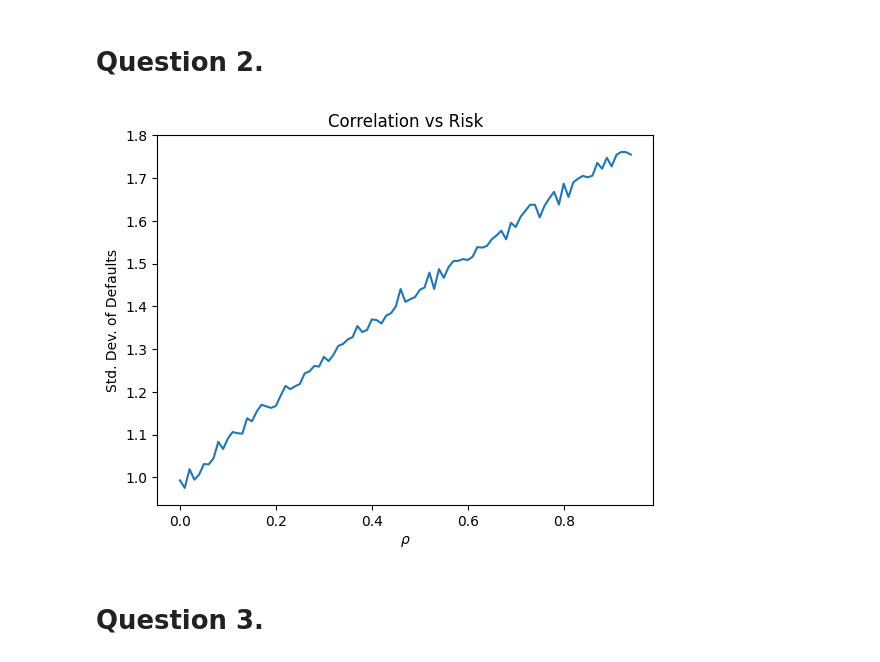
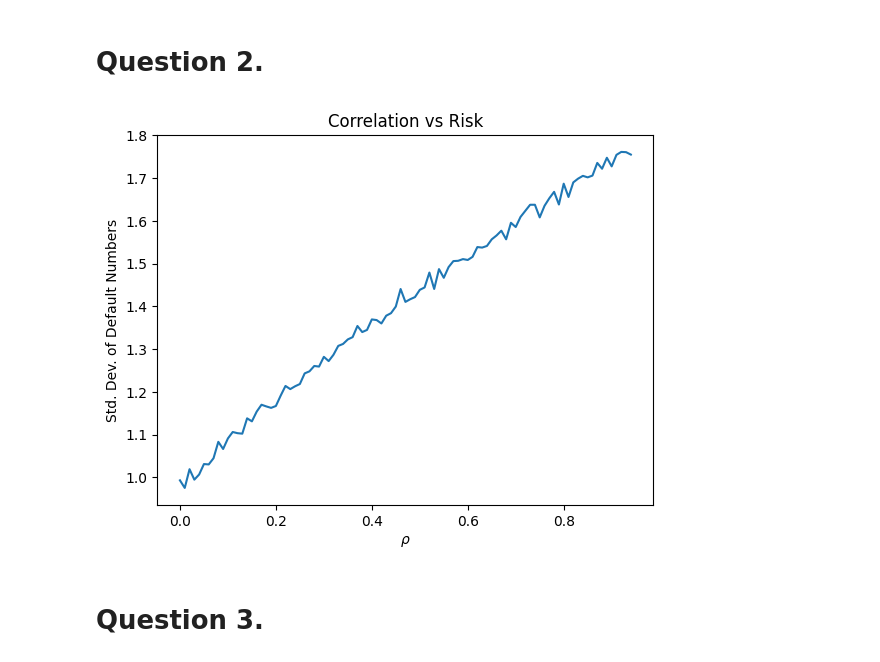
Before and after one commit to kwhyun97/Portfolio-Credit-Risk, a Jupyter notebook: Assignment/Assignment 2/Assignment_2_Code_Ki_Hyun.ipynb, the cells around one changed output. Cells and saved outputs as stored; diff of their text form; code cells hidden in the pictures.

```diff
--- a/Assignment/Assignment 2/Assignment_2_Code_Ki_Hyun.ipynb
+++ b/Assignment/Assignment 2/Assignment_2_Code_Ki_Hyun.ipynb
@@ -112,20 +112,20 @@ y = np.vectorize(partial_func)(rhos)
 # %%
 # Create a figure and axis
 fig, ax = plt.subplots()
 
 # Plot the data
 ax.plot(rhos, y)
 
 # Add labels and title
 ax.set_xlabel(r'$\rho$')
-ax.set_ylabel('Std. Dev. of Defaults')
+ax.set_ylabel('Std. Dev. of Default Numbers')
 ax.set_title('Correlation vs Risk')
 
 # Show the plot
 plt.show()
 None
 # %% [output]
-[figure, old version]
+[figure, new version]
 # %% [markdown]
 # Question 3.
 # %% [markdown]
```
Also changed, not shown: parts of 1 cell of this notebook, 1 other file.
